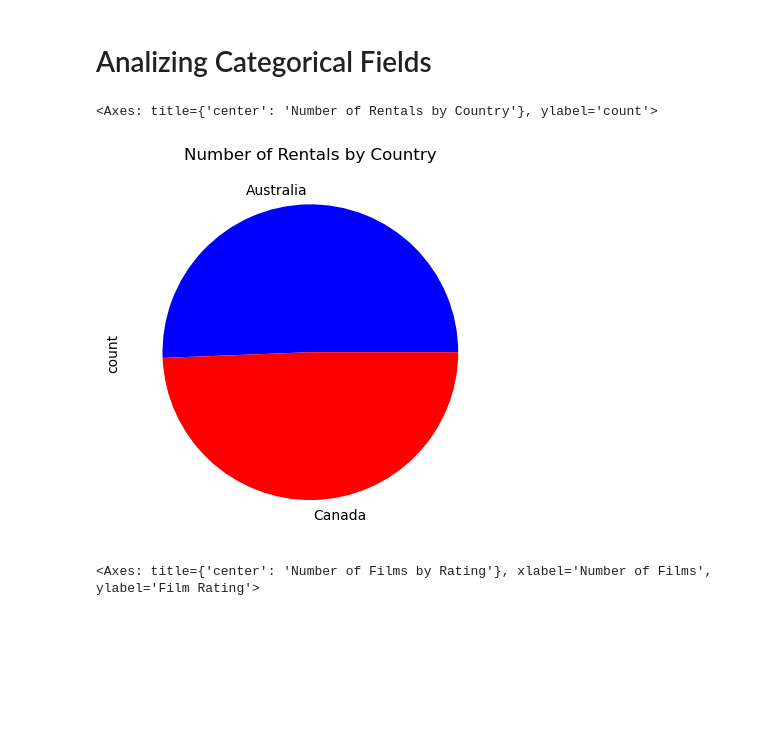
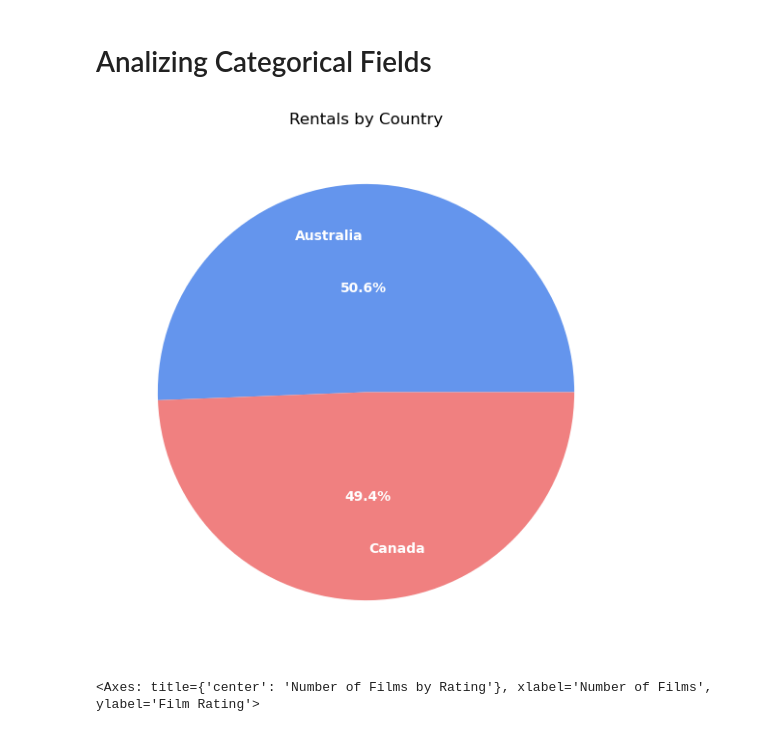
Before and after one commit to luipmesquita/Main-Project-of-Data-Analysis, a Jupyter notebook: scripts/sakila-InProgress.ipynb, the cells around one changed output. Cells and saved outputs as stored; diff of their text form; code cells hidden in the pictures; blank space fills up the shorter version.

```diff
--- a/scripts/sakila-InProgress.ipynb
+++ b/scripts/sakila-InProgress.ipynb
@@ -215,13 +219,23 @@ plt.show()
 # %% [markdown]
 # Analizing Categorical Fields
 # %%
-df['Country'].value_counts().plot(kind   = 'pie',
-                                  title  = 'Number of Rentals by Country',
-                                  colors = ['blue', 'red']
-                                  )
+plt.figure(figsize = (7,7))
+
+plt.pie(df['Country'].value_counts(),
+        colors        = ['cornflowerblue','lightcoral'],
+        autopct       = '%1.1f%%',
+        pctdistance   = 0.50,
+        textprops     = {'color': 'white',
+                         'fontweight': 'bold'},
+        labels        = ['Australia', 'Canada'],
+        labeldistance = 0.75,
+       )
+
+plt.title('Rentals by Country')
+
+plt.show()
 # %% [output]
-<Axes: title={'center': 'Number of Rentals by Country'}, ylabel='count'>
-[figure, old version]
+[figure, new version]
 # %%
 df['Film_Rating'].value_counts().plot(kind   = 'barh',
                                       title  = 'Number of Films by Rating',
```
Also changed, not shown: parts of 6 cells of this notebook.
